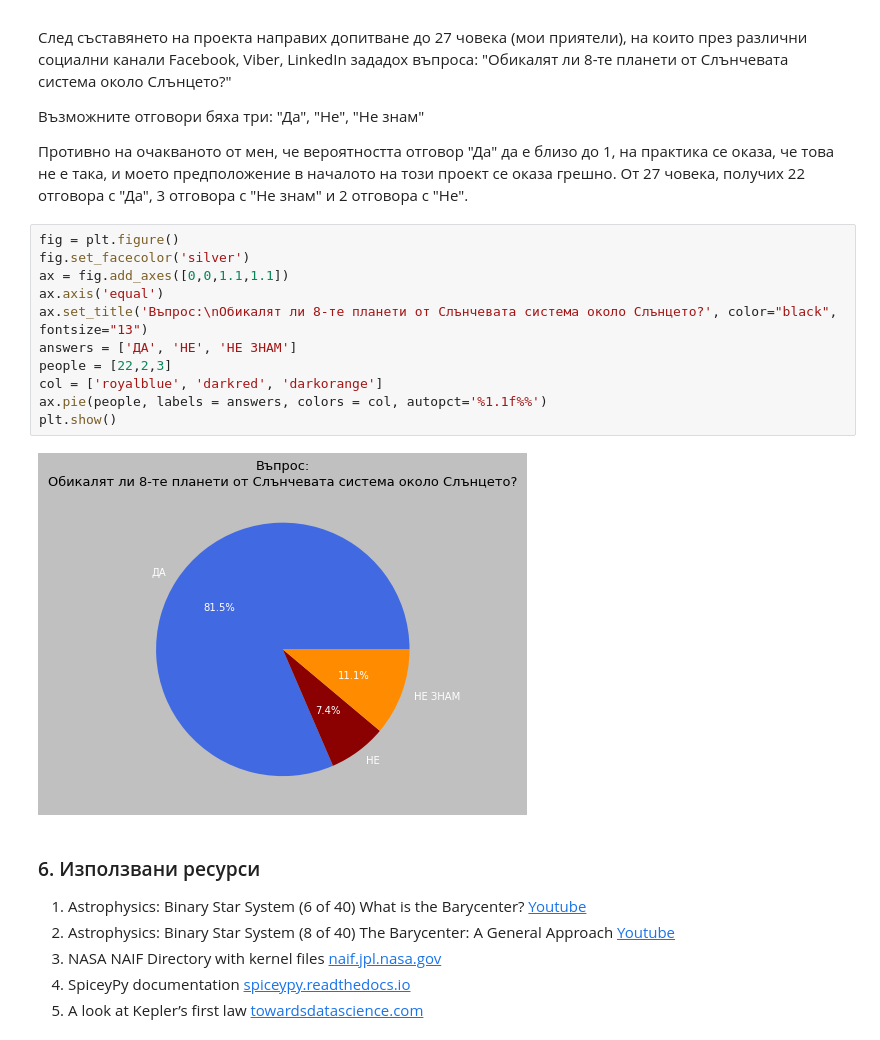
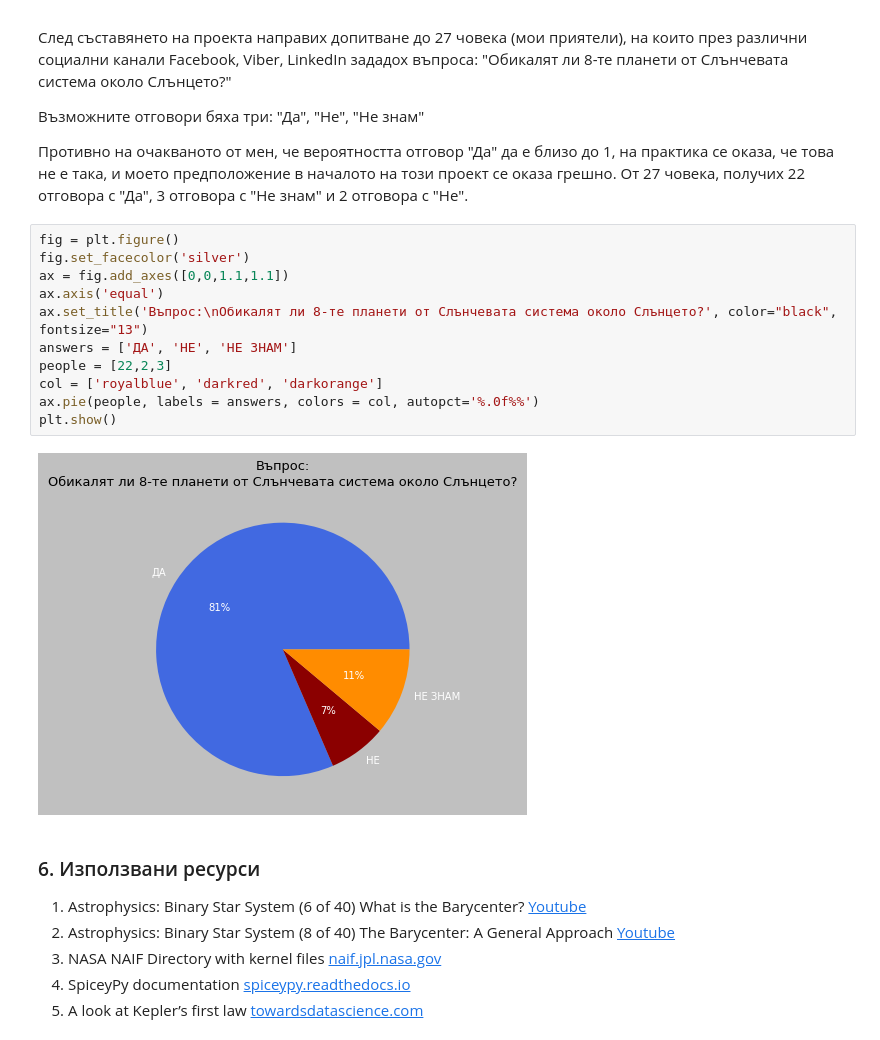
Before and after one commit to kalinpetrovbg/SoftUni-Machine-Learning, a Jupyter notebook: Math Concepts/Exam/project-solar-system-barycenter.ipynb, the cells around one changed output. Saved outputs shown, nothing was run; the diff lists cells and outputs as text.

```diff
--- a/Math Concepts/Exam/project-solar-system-barycenter.ipynb
+++ b/Math Concepts/Exam/project-solar-system-barycenter.ipynb
@@ -239,16 +239,16 @@ Days the barycenter is outside the Sun: 62.46666666666667 %
 # %%
 fig = plt.figure()
 fig.set_facecolor('silver')
 ax = fig.add_axes([0,0,1.1,1.1])
 ax.axis('equal')
 ax.set_title('Въпрос:\nОбикалят ли 8-те планети от Слънчевата система около Слънцето?', color="black", fontsize="13")
 answers = ['ДА', 'НЕ', 'НЕ ЗНАМ']
 people = [22,2,3]
 col = ['royalblue', 'darkred', 'darkorange']
-ax.pie(people, labels = answers, colors = col, autopct='%1.1f%%')
+ax.pie(people, labels = answers, colors = col, autopct='%.0f%%')
 plt.show()
 # %% [output]
-[figure, old version]
+[figure, new version]
 # %% [markdown]
 ### 6. Използвани ресурси
 
```
Also changed, not shown: 2 other files.
